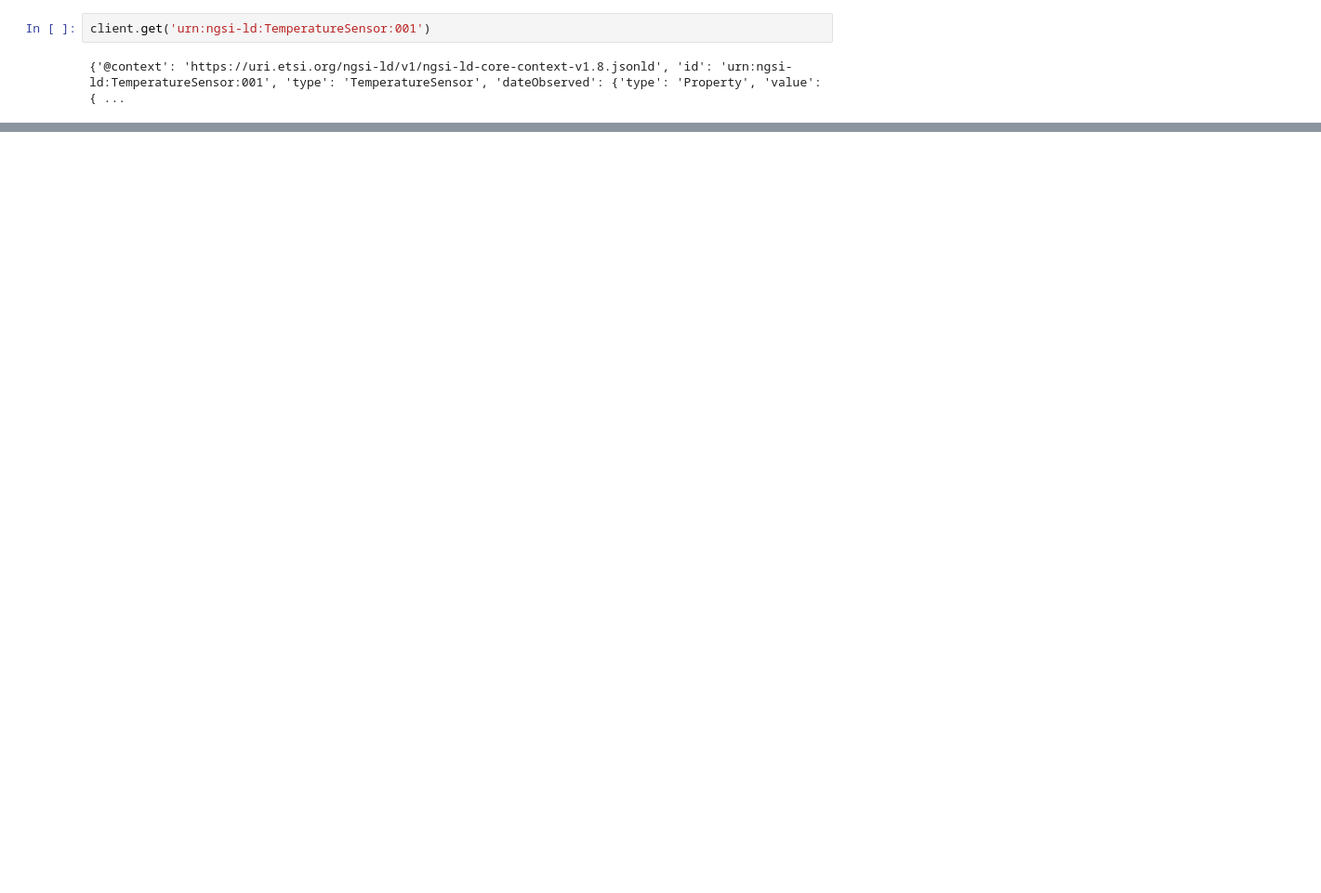
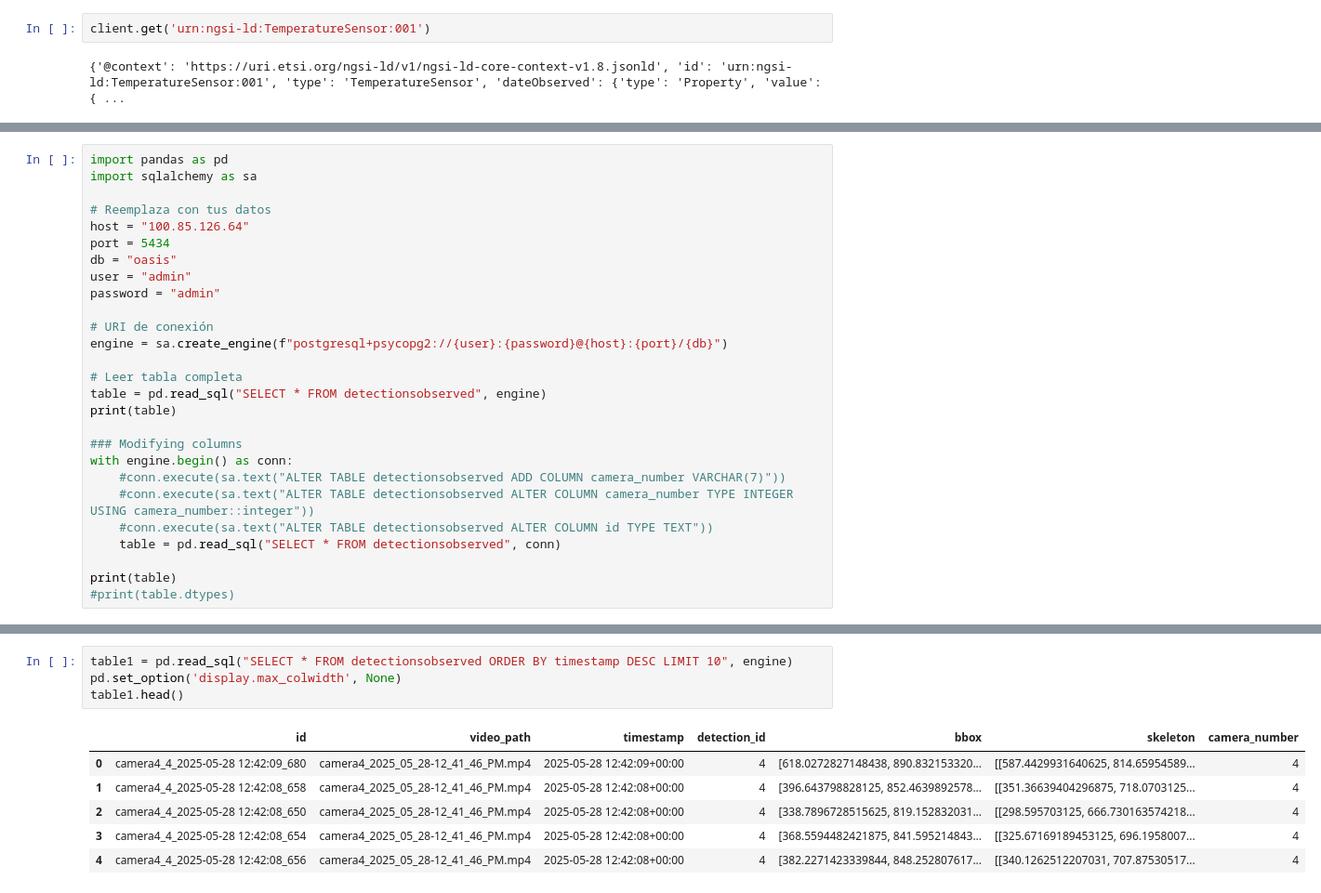
Before and after one commit to CentroFuturoCiudades/pinos-analytics-cv, a Jupyter notebook: src/test_broker.ipynb, the cells around one changed output, grey strips where cells are left out. Shown at 93% size. Saved outputs shown, nothing was run; the diff lists cells and outputs as text; blank space fills up the shorter version.

```diff
--- a/src/test_broker.ipynb
+++ b/src/test_broker.ipynb
@@ -142,0 +172,27 @@ client.get('urn:ngsi-ld:TemperatureSensor:001')
+# %%
+import pandas as pd
+import sqlalchemy as sa
+
+# Reemplaza con tus datos
+host = "100.85.126.64"
+port = 5434
+db = "oasis"
+user = "admin"
+password = "admin"
+
+# URI de conexión
+engine = sa.create_engine(f"postgresql+psycopg2://{user}:{password}@{host}:{port}/{db}")
+
+# Leer tabla completa
+table = pd.read_sql("SELECT * FROM detectionsobserved", engine)
+print(table)
+
+### Modifying columns
+with engine.begin() as conn:
+	#conn.execute(sa.text("ALTER TABLE detectionsobserved ADD COLUMN camera_number VARCHAR(7)"))
+	#conn.execute(sa.text("ALTER TABLE detectionsobserved ALTER COLUMN camera_number TYPE INTEGER USING camera_number::integer"))
+	#conn.execute(sa.text("ALTER TABLE detectionsobserved ALTER COLUMN id TYPE TEXT"))
+	table = pd.read_sql("SELECT * FROM detectionsobserved", conn)
+
+print(table)
+#print(table.dtypes)
@@ -142,0 +298,11 @@ client.get('urn:ngsi-ld:TemperatureSensor:001')
+# %%
+table1 = pd.read_sql("SELECT * FROM detectionsobserved ORDER BY timestamp DESC LIMIT 10", engine)
+pd.set_option('display.max_colwidth', None)
+table1.head()
+# %% [output]
+|  | id | video_path | timestamp | detection_id | bbox | skeleton | camera_number |
+| 0 | camera4_4_2025-05-28 12:42:09_680 | camera4_2025_05_28-12_41_46_PM.mp4 | 2025-05-28 12:42:09+00:00 | 4 | [618.0272827148438, 890.832153320... | [[587.4429931640625, 814.65954589... | 4 |
+| 1 | camera4_4_2025-05-28 12:42:08_658 | camera4_2025_05_28-12_41_46_PM.mp4 | 2025-05-28 12:42:08+00:00 | 4 | [396.643798828125, 852.4639892578... | [[351.36639404296875, 718.0703125... | 4 |
+| 2 | camera4_4_2025-05-28 12:42:08_650 | camera4_2025_05_28-12_41_46_PM.mp4 | 2025-05-28 12:42:08+00:00 | 4 | [338.7896728515625, 819.152832031... | [[298.595703125, 666.730163574218... | 4 |
+| 3 | camera4_4_2025-05-28 12:42:08_654 | camera4_2025_05_28-12_41_46_PM.mp4 | 2025-05-28 12:42:08+00:00 | 4 | [368.5594482421875, 841.595214843... | [[325.67169189453125, 696.1958007... | 4 |
+| 4 | camera4_4_2025-05-28 12:42:08_656 | camera4_2025_05_28-12_41_46_PM.mp4 | 2025-05-28 12:42:08+00:00 | 4 | [382.2271423339844, 848.252807617... | [[340.1262512207031, 707.87530517... | 4 |
```
Also changed, not shown: parts of 25 cells of this notebook, 9 other files.
